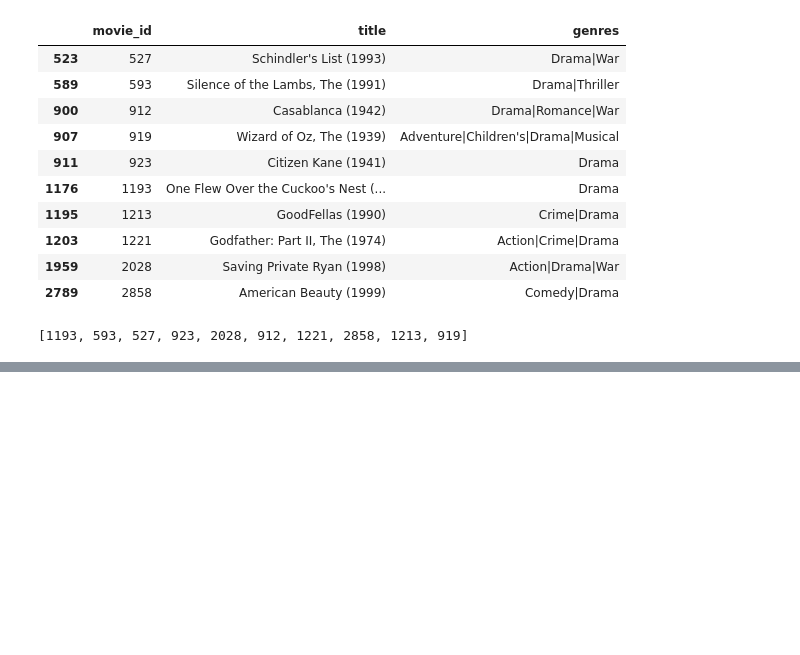
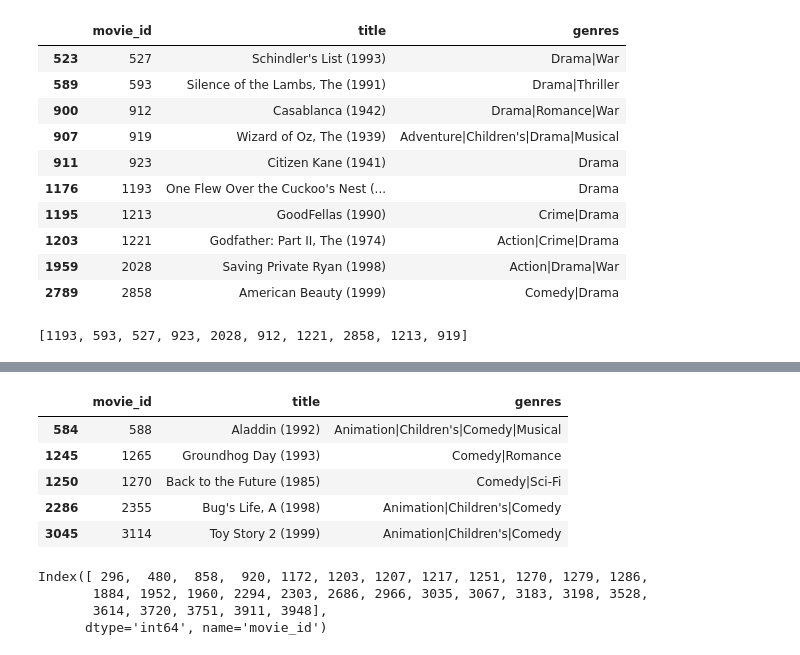
Before and after one commit to RaGHaV-186/filmhaus, a Jupyter notebook: filmhaus.ipynb, the cells around one changed output, grey strips where cells are left out. Saved outputs shown, nothing was run; the diff lists cells and outputs as text; code cells hidden in the pictures; blank space fills up the shorter version.

```diff
--- a/filmhaus.ipynb
+++ b/filmhaus.ipynb
@@ -339,0 +365,23 @@ recommend_for_user(635)
+# %%
+position = item_ids.get_loc(1)          # film 1's position in the matrix
+film_row = item_similarity[position]     # its similarity to all other films
+# %%
+similar_film_positions = np.argsort(film_row)[::-1][1:6]
+similar_ids = item_ids[similar_film_positions]
+movies[movies["movie_id"].isin(similar_ids)]
+# %% [output]
+|  | movie_id | title | genres |
+| 584 | 588 | Aladdin (1992) | Animation|Children's|Comedy|Musical |
+| 1245 | 1265 | Groundhog Day (1993) | Comedy|Romance |
+| 1250 | 1270 | Back to the Future (1985) | Comedy|Sci-Fi |
+| 2286 | 2355 | Bug's Life, A (1998) | Animation|Children's|Comedy |
+| 3045 | 3114 | Toy Story 2 (1999) | Animation|Children's|Comedy |
+# %%
+user_635 = user_item.loc[635]
+liked_films = user_635[user_635 >= 4].index
+liked_films
+# %% [output]
+Index([ 296,  480,  858,  920, 1172, 1203, 1207, 1217, 1251, 1270, 1279, 1286,
+       1884, 1952, 1960, 2294, 2303, 2686, 2966, 3035, 3067, 3183, 3198, 3528,
+       3614, 3720, 3751, 3911, 3948],
+      dtype='int64', name='movie_id')
```
Also changed, not shown: parts of 8 cells of this notebook.
